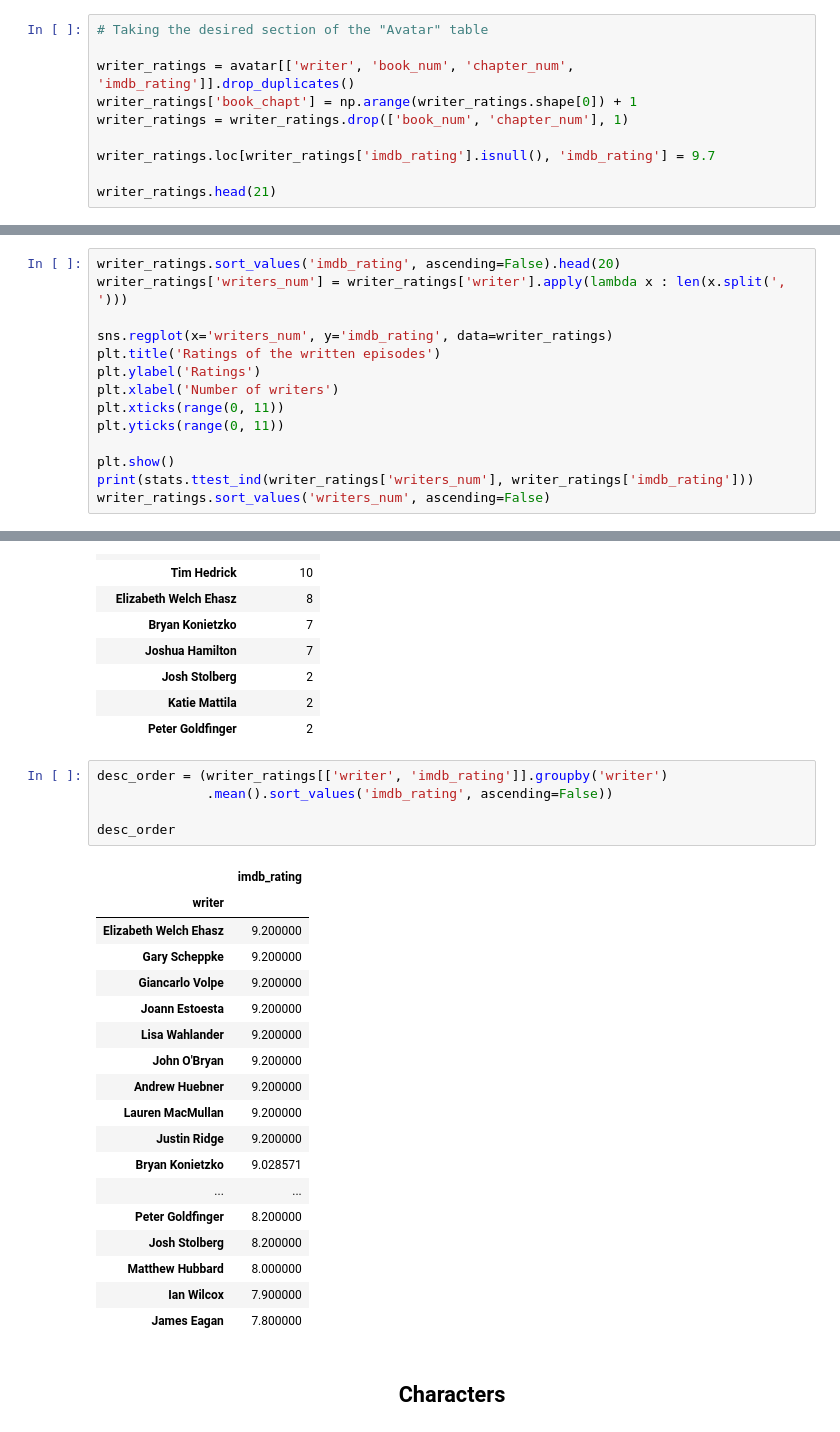
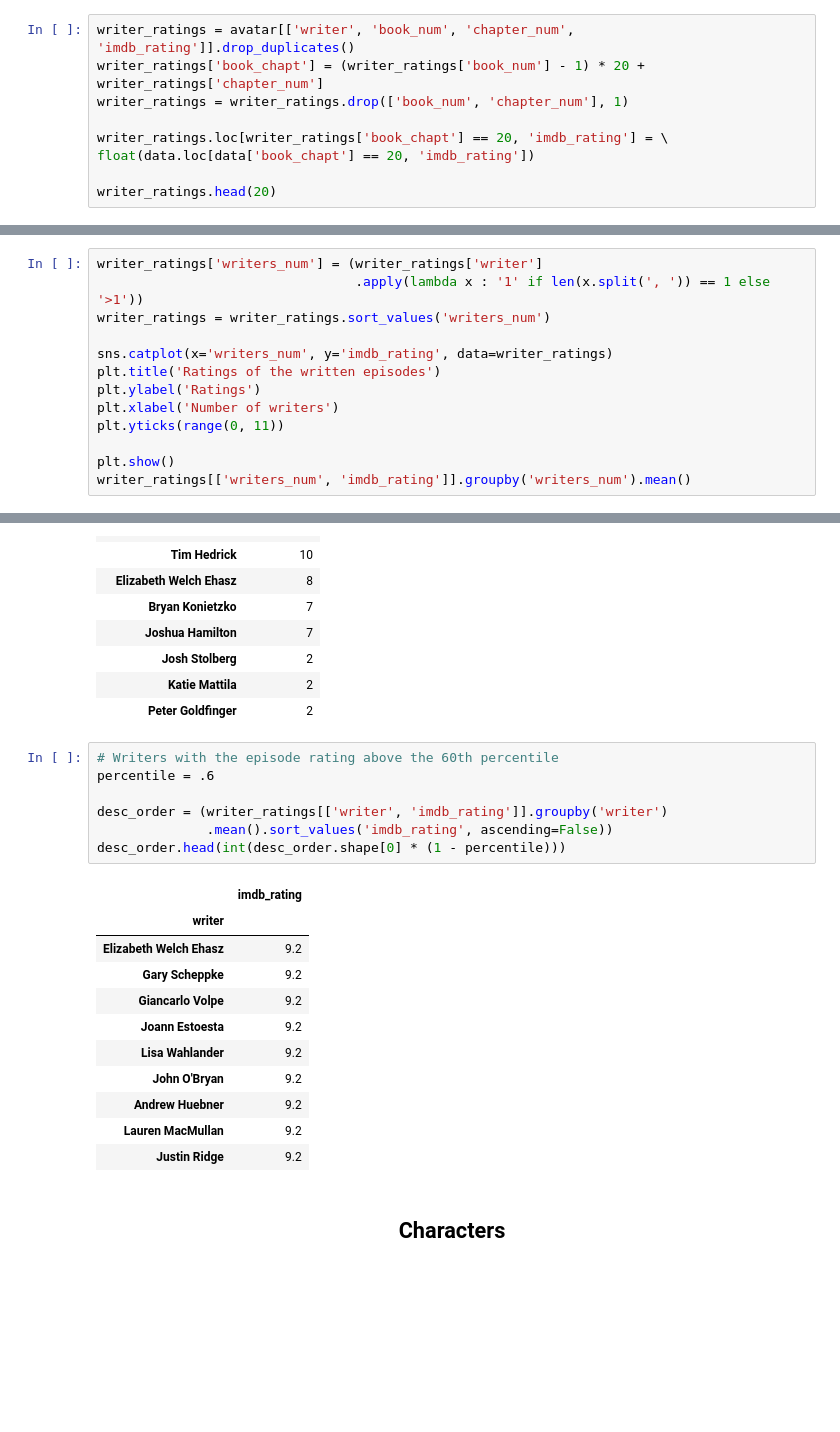
Before and after one commit to sgol11/avatar-analysis, a Jupyter notebook: avatar_analysis.ipynb, the cells around one changed output, grey strips where cells are left out. Saved outputs shown, nothing was run; the diff lists cells and outputs as text; blank space fills up the shorter version.

```diff
--- a/avatar_analysis.ipynb
+++ b/avatar_analysis.ipynb
@@ -318,13 +321,12 @@ The episode with the highest rating of all belongs to Joaquim Dos Santos. The av
 # %%
-# Taking the desired section of the "Avatar" table
-
 writer_ratings = avatar[['writer', 'book_num', 'chapter_num', 'imdb_rating']].drop_duplicates()
-writer_ratings['book_chapt'] = np.arange(writer_ratings.shape[0]) + 1
+writer_ratings['book_chapt'] = (writer_ratings['book_num'] - 1) * 20 + writer_ratings['chapter_num']
 writer_ratings = writer_ratings.drop(['book_num', 'chapter_num'], 1)
 
-writer_ratings.loc[writer_ratings['imdb_rating'].isnull(), 'imdb_rating'] = 9.7
+writer_ratings.loc[writer_ratings['book_chapt'] == 20, 'imdb_rating'] = \
+float(data.loc[data['book_chapt'] == 20, 'imdb_rating'])
 
-writer_ratings.head(21)
+writer_ratings.head(20)
 # %% [output]
 |  | writer | imdb_rating | book_chapt |
 | 1 | <U+200E>Michael Dante DiMartino, ... | 8.1 | 1 |
@@ -346,15 +348,14 @@ writer_ratings.head(21)
 # %%
-writer_ratings.sort_values('imdb_rating', ascending=False).head(20)
-writer_ratings['writers_num'] = writer_ratings['writer'].apply(lambda x : len(x.split(', ')))
+writer_ratings['writers_num'] = (writer_ratings['writer']
+                                 .apply(lambda x : '1' if len(x.split(', ')) == 1 else '>1'))
+writer_ratings = writer_ratings.sort_values('writers_num')
 
-sns.regplot(x='writers_num', y='imdb_rating', data=writer_ratings)
+sns.catplot(x='writers_num', y='imdb_rating', data=writer_ratings)
 plt.title('Ratings of the written episodes')
 plt.ylabel('Ratings')
 plt.xlabel('Number of writers')
-plt.xticks(range(0, 11))
 plt.yticks(range(0, 11))
 
 plt.show()
-print(stats.ttest_ind(writer_ratings['writers_num'], writer_ratings['imdb_rating']))
-writer_ratings.sort_values('writers_num', ascending=False)
+writer_ratings[['writers_num', 'imdb_rating']].groupby('writers_num').mean()
 # %% [output]
@@ -441,29 +434,24 @@ sort_values('book_chapt', ascending=False)).head(10)
 | Katie Mattila | 2 |
 | Peter Goldfinger | 2 |
 # %%
+# Writers with the episode rating above the 60th percentile
+percentile = .6
+
 desc_order = (writer_ratings[['writer', 'imdb_rating']].groupby('writer')
               .mean().sort_values('imdb_rating', ascending=False))
-
-desc_order
+desc_order.head(int(desc_order.shape[0] * (1 - percentile)))
 # %% [output]
 |  | imdb_rating |
 | writer |  |
-| Elizabeth Welch Ehasz | 9.200000 |
-| Gary Scheppke | 9.200000 |
-| Giancarlo Volpe | 9.200000 |
-| Joann Estoesta | 9.200000 |
-| Lisa Wahlander | 9.200000 |
-| John O'Bryan | 9.200000 |
-| Andrew Huebner | 9.200000 |
-| Lauren MacMullan | 9.200000 |
-| Justin Ridge | 9.200000 |
-| Bryan Konietzko | 9.028571 |
-| ... | ... |
-| Peter Goldfinger | 8.200000 |
-| Josh Stolberg | 8.200000 |
-| Matthew Hubbard | 8.000000 |
-| Ian Wilcox | 7.900000 |
-| James Eagan | 7.800000 |
+| Elizabeth Welch Ehasz | 9.2 |
+| Gary Scheppke | 9.2 |
+| Giancarlo Volpe | 9.2 |
+| Joann Estoesta | 9.2 |
+| Lisa Wahlander | 9.2 |
+| John O'Bryan | 9.2 |
+| Andrew Huebner | 9.2 |
+| Lauren MacMullan | 9.2 |
+| Justin Ridge | 9.2 |
 # %% [markdown]
 <h2 align='center'> Characters </h2>
 # %%
```
Also changed, not shown: parts of 8 cells of this notebook.
